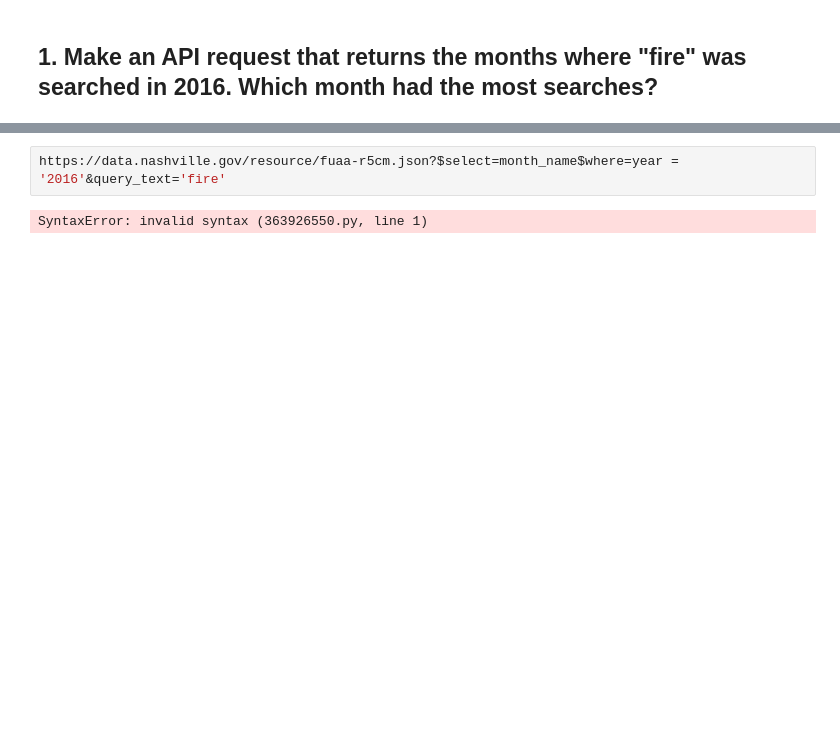
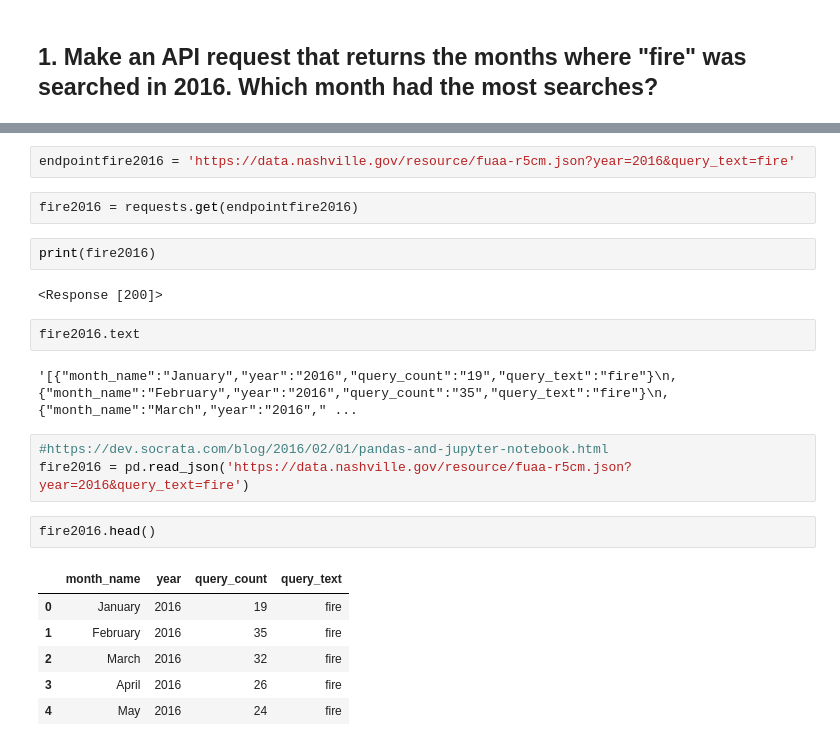
Before and after one commit to NSS-Data-Analytics-Cohort-6/socrata-api-abigailasper, a Jupyter notebook: notebooks/socrata_api.ipynb, the cells around one changed output, grey strips where cells are left out. Cells and saved outputs as stored; diff of their text form; blank space fills up the shorter version.

```diff
--- a/notebooks/socrata_api.ipynb
+++ b/notebooks/socrata_api.ipynb
@@ -31,4 +28,24 @@ AttributeError: 'function' object has no attribute 'keys'
 # %%
-https://data.nashville.gov/resource/fuaa-r5cm.json?$select=month_name$where=year = '2016'&query_text='fire'
+endpointfire2016 = 'https://data.nashville.gov/resource/fuaa-r5cm.json?year=2016&query_text=fire'
-# %% [output]
-SyntaxError: invalid syntax (363926550.py, line 1)
+# %%
+fire2016 = requests.get(endpointfire2016)
+# %%
+print(fire2016)
+# %% [output]
+<Response [200]>
+# %%
+fire2016.text
+# %% [output]
+'[{"month_name":"January","year":"2016","query_count":"19","query_text":"fire"}\n,{"month_name":"February","year":"2016","query_count":"35","query_text":"fire"}\n,{"month_name":"March","year":"2016"," ...
+# %%
+#https://dev.socrata.com/blog/2016/02/01/pandas-and-jupyter-notebook.html
+fire2016 = pd.read_json('https://data.nashville.gov/resource/fuaa-r5cm.json?year=2016&query_text=fire')
+# %%
+fire2016.head()
+# %% [output]
+|  | month_name | year | query_count | query_text |
+| 0 | January | 2016 | 19 | fire |
+| 1 | February | 2016 | 35 | fire |
+| 2 | March | 2016 | 32 | fire |
+| 3 | April | 2016 | 26 | fire |
+| 4 | May | 2016 | 24 | fire |
```
Also changed, not shown: parts of 8 cells of this notebook.
